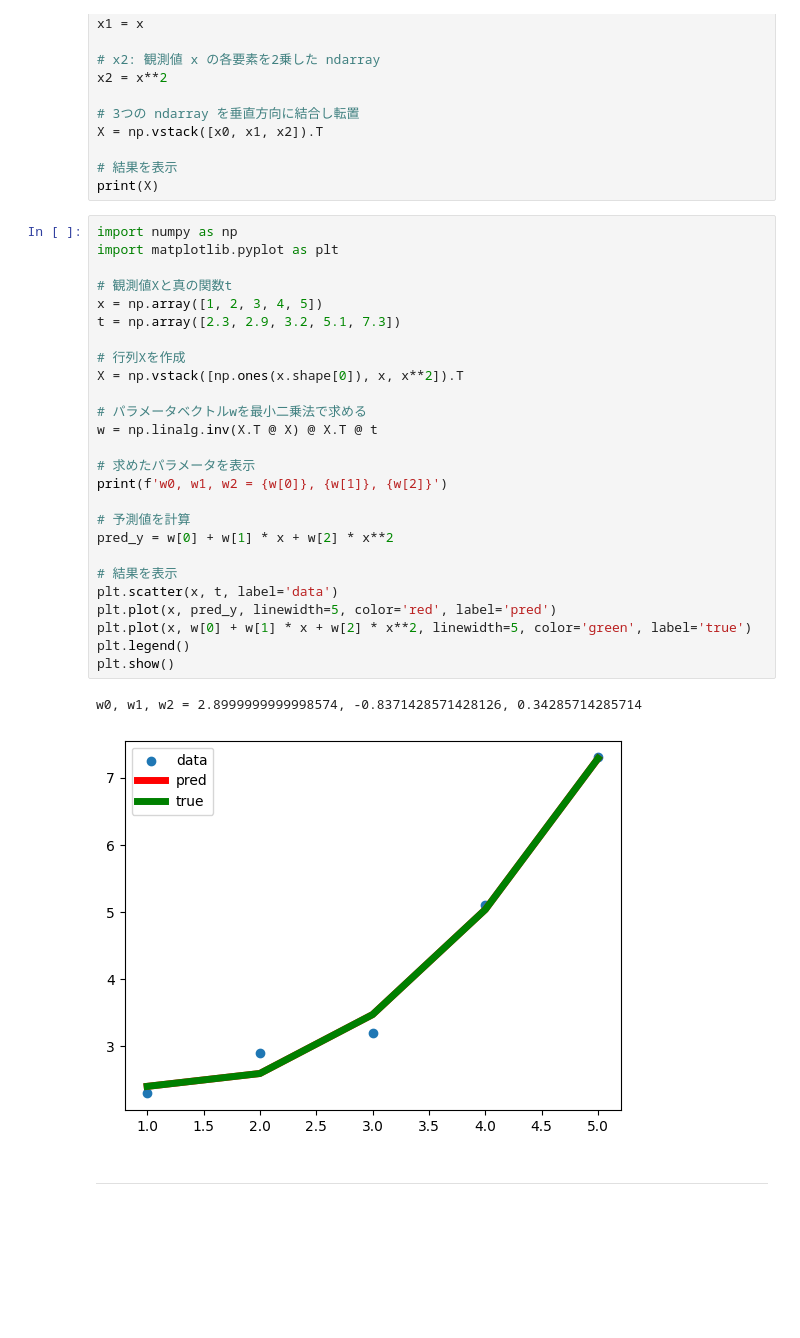
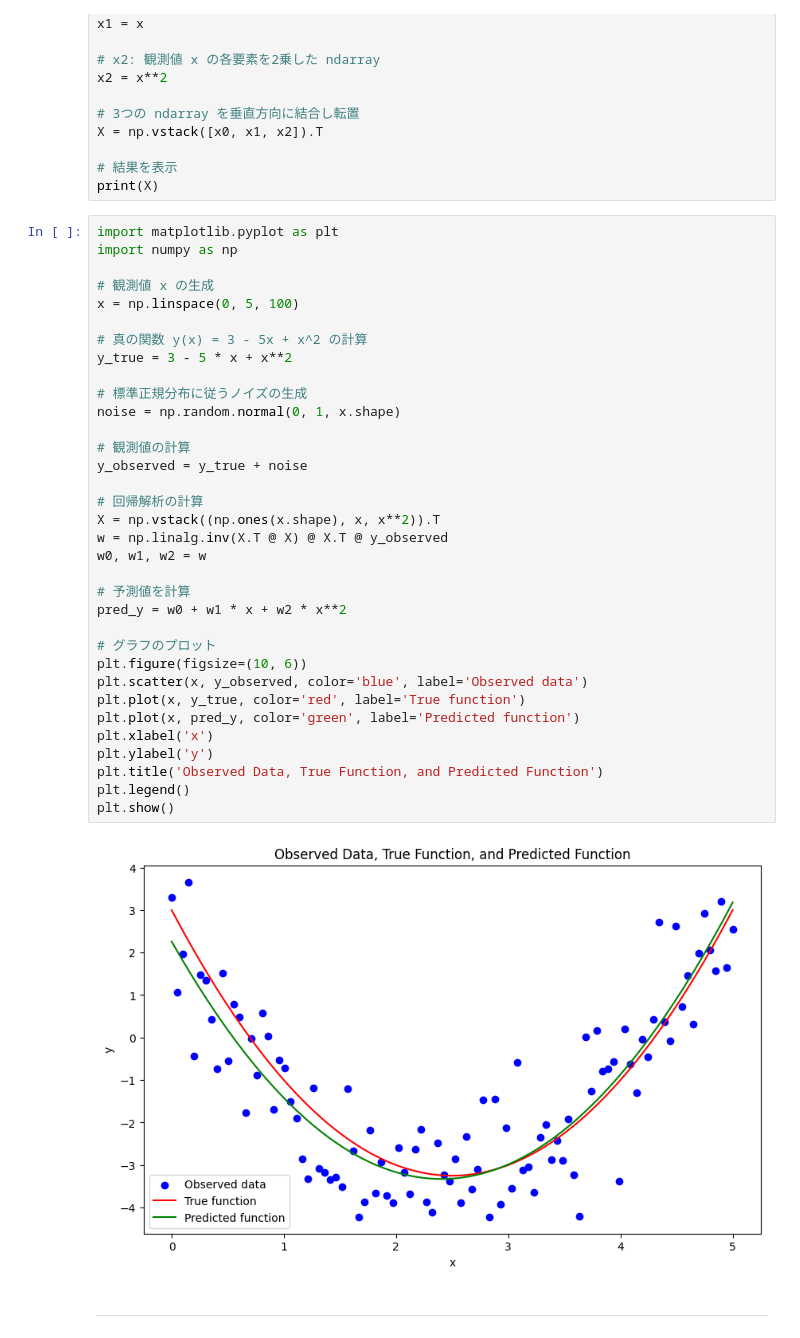
Before and after one commit to LeoMassy/BasicPython, a Jupyter notebook: numpy_quiz.ipynb, the cells around one changed output. Drawn from its saved outputs; the diff is of its cells as text; blank space fills up the shorter version.

```diff
--- a/numpy_quiz.ipynb
+++ b/numpy_quiz.ipynb
@@ -162,33 +162,40 @@ X = np.vstack([x0, x1, x2]).T
 # 結果を表示
 print(X)
 # %%
+import matplotlib.pyplot as plt
 import numpy as np
-import matplotlib.pyplot as plt
 
-# 観測値Xと真の関数t
-x = np.array([1, 2, 3, 4, 5])
-t = np.array([2.3, 2.9, 3.2, 5.1, 7.3])
+# 観測値 x の生成
+x = np.linspace(0, 5, 100)
 
-# 行列Xを作成
-X = np.vstack([np.ones(x.shape[0]), x, x**2]).T
+# 真の関数 y(x) = 3 - 5x + x^2 の計算
+y_true = 3 - 5 * x + x**2
 
-# パラメータベクトルwを最小二乗法で求める
-w = np.linalg.inv(X.T @ X) @ X.T @ t
+# 標準正規分布に従うノイズの生成
+noise = np.random.normal(0, 1, x.shape)
 
-# 求めたパラメータを表示
-print(f'w0, w1, w2 = {w[0]}, {w[1]}, {w[2]}')
+# 観測値の計算
+y_observed = y_true + noise
+
+# 回帰解析の計算
+X = np.vstack((np.ones(x.shape), x, x**2)).T
+w = np.linalg.inv(X.T @ X) @ X.T @ y_observed
+w0, w1, w2 = w
 
 # 予測値を計算
-pred_y = w[0] + w[1] * x + w[2] * x**2
+pred_y = w0 + w1 * x + w2 * x**2
 
-# 結果を表示
-plt.scatter(x, t, label='data')
-plt.plot(x, pred_y, linewidth=5, color='red', label='pred')
-plt.plot(x, w[0] + w[1] * x + w[2] * x**2, linewidth=5, color='green', label='true')
+# グラフのプロット
+plt.figure(figsize=(10, 6))
+plt.scatter(x, y_observed, color='blue', label='Observed data')
+plt.plot(x, y_true, color='red', label='True function')
+plt.plot(x, pred_y, color='green', label='Predicted function')
+plt.xlabel('x')
+plt.ylabel('y')
+plt.title('Observed Data, True Function, and Predicted Function')
 plt.legend()
 plt.show()
 # %% [output]
-w0, w1, w2 = 2.8999999999998574, -0.8371428571428126, 0.34285714285714
-[figure, old version]
+[figure, new version]
 # %% [markdown]
 ---
```
